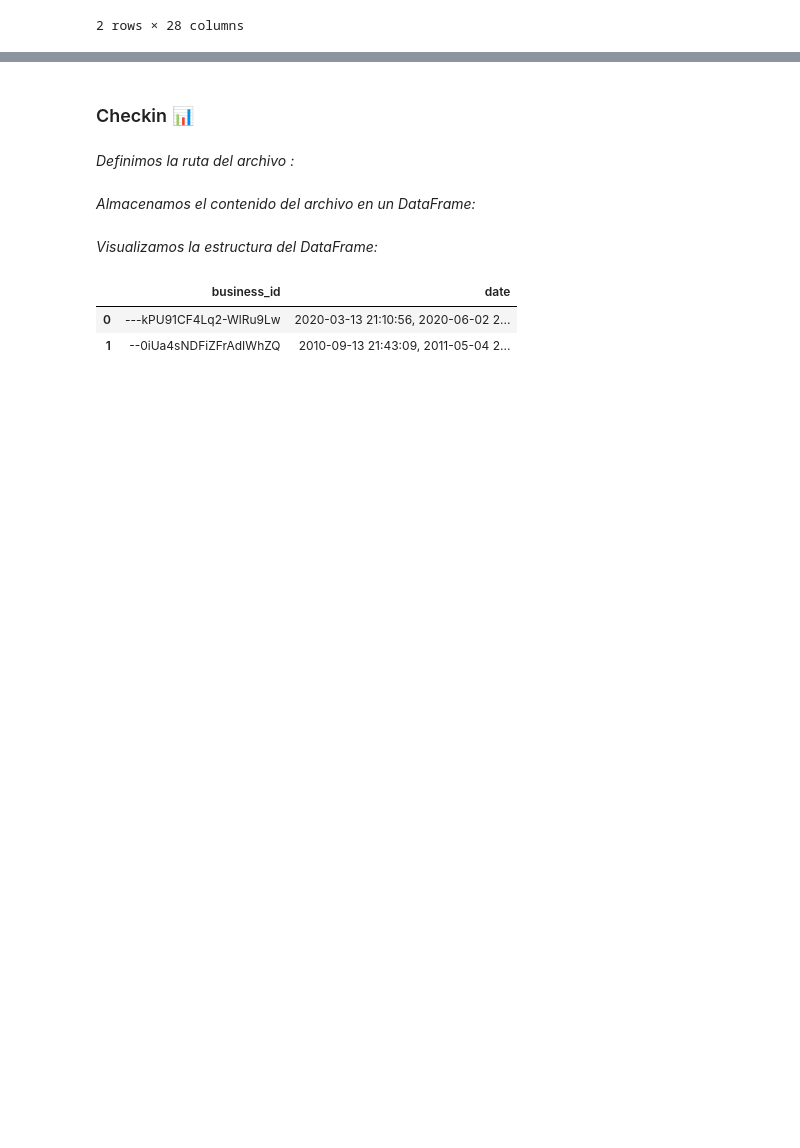
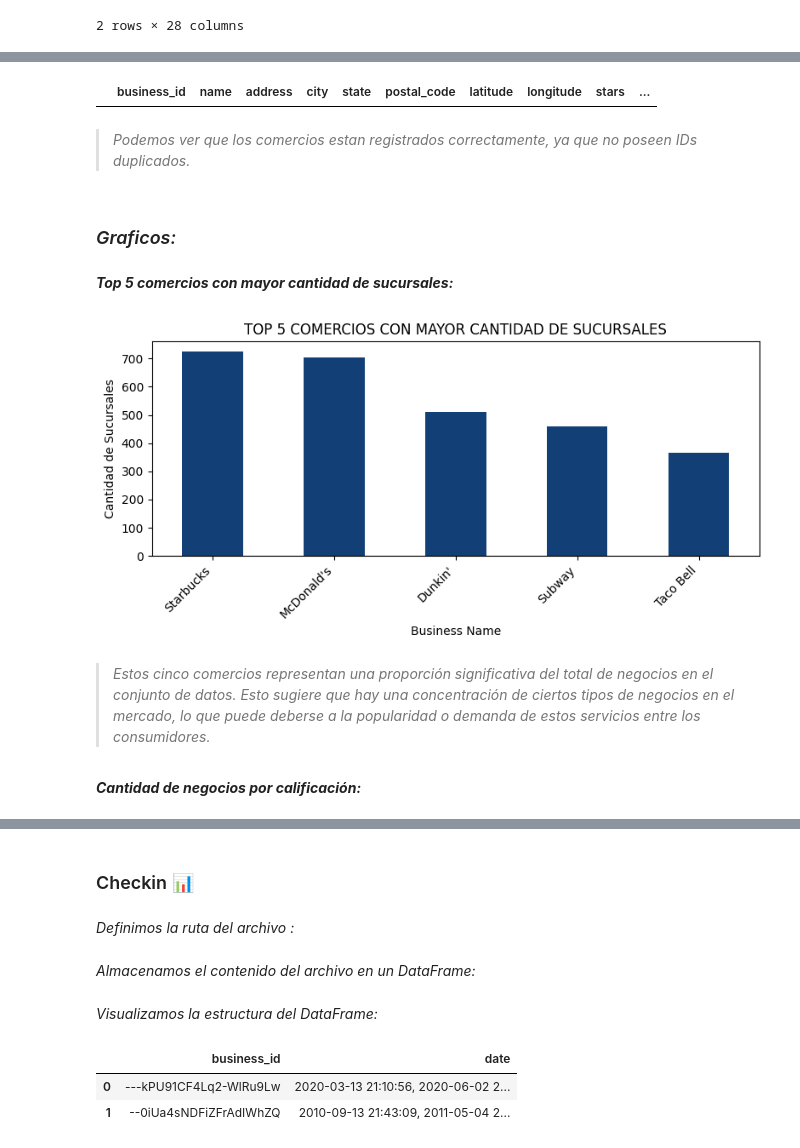
Before and after one commit to MiliTrres/PF_Reviews-Recommendation_Henry, a Jupyter notebook: ETL.ipynb, the cells around one changed output, grey strips where cells are left out. Saved outputs shown, nothing was run; the diff lists cells and outputs as text; code cells hidden in the pictures; blank space fills up the shorter version.

```diff
--- a/ETL.ipynb
+++ b/ETL.ipynb
@@ -81,0 +95,2 @@ df_mcdonalds.to_parquet('./Datos/Archivos Filtrados/business_mcdonalds.parquet')
+# %%
+df_business = pq.read_table('./Datos/Yelp/business.parquet').to_pandas()
@@ -81,0 +165,32 @@ df_mcdonalds.to_parquet('./Datos/Archivos Filtrados/business_mcdonalds.parquet')
+# %%
+df_business[df_business.duplicated(subset= ['business_id'])]
+# %% [output]
+|  | business_id | name | address | city | state | postal_code | latitude | longitude | stars | ... |
+# %% [markdown]
+> *Podemos ver que los comercios estan registrados correctamente, ya que no poseen IDs duplicados.*
+# %% [markdown]
+### *Graficos:*
+# %% [markdown]
+***Top 5 comercios con mayor cantidad de sucursales:***
+# %%
+business = df_business['name'].value_counts().head()
+# %%
+plt.figure(figsize=(8, 4))
+
+business.plot(kind='bar', color='#124076')
+
+plt.title('TOP 5 COMERCIOS CON MAYOR CANTIDAD DE SUCURSALES')
+
+plt.xlabel('Business Name')
+plt.ylabel('Cantidad de Sucursales')
+
+plt.xticks(rotation=45, ha='right')
+plt.tight_layout()
+
+plt.show()
+# %% [output]
+[figure, added]
+# %% [markdown]
+> *Estos cinco comercios representan una proporción significativa del total de negocios en el conjunto de datos. Esto sugiere que hay una concentración de ciertos tipos de negocios en el mercado, lo que puede deberse a la popularidad o demanda de estos servicios entre los consumidores.*
+# %% [markdown]
+***Cantidad de negocios por calificación:***
```
Also changed, not shown: parts of 92 cells of this notebook, 2 other files.
